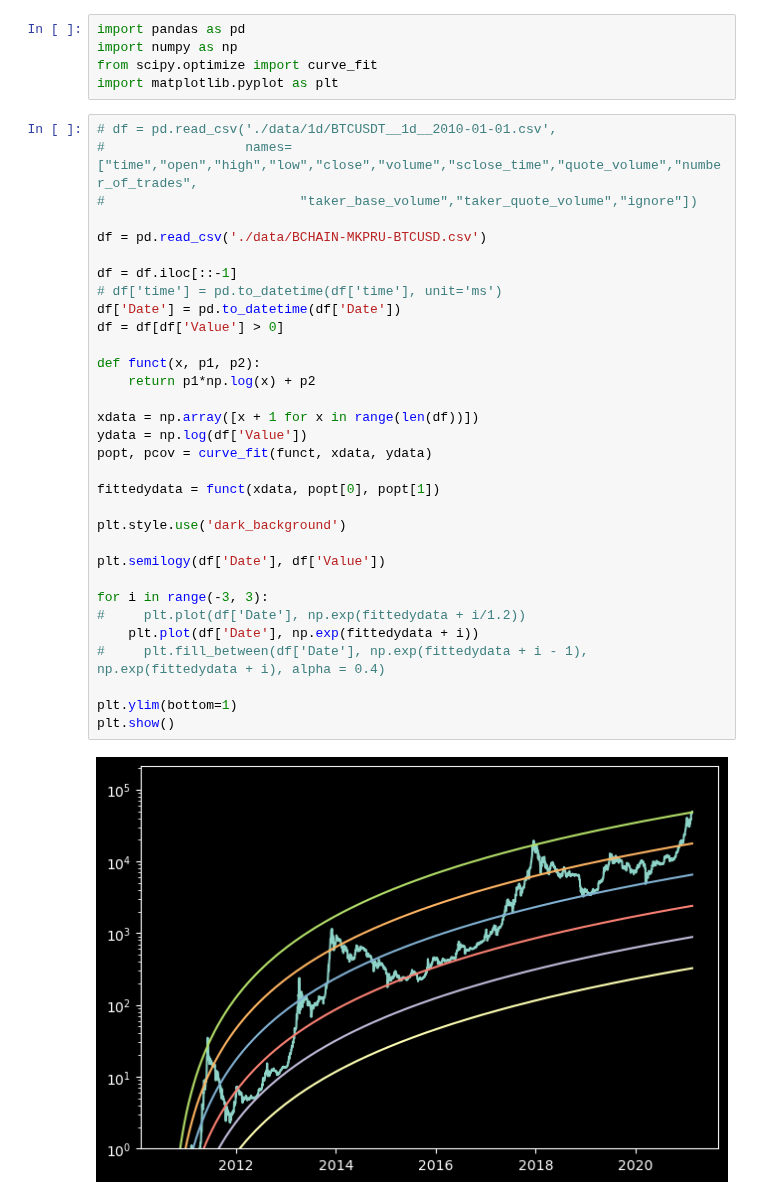
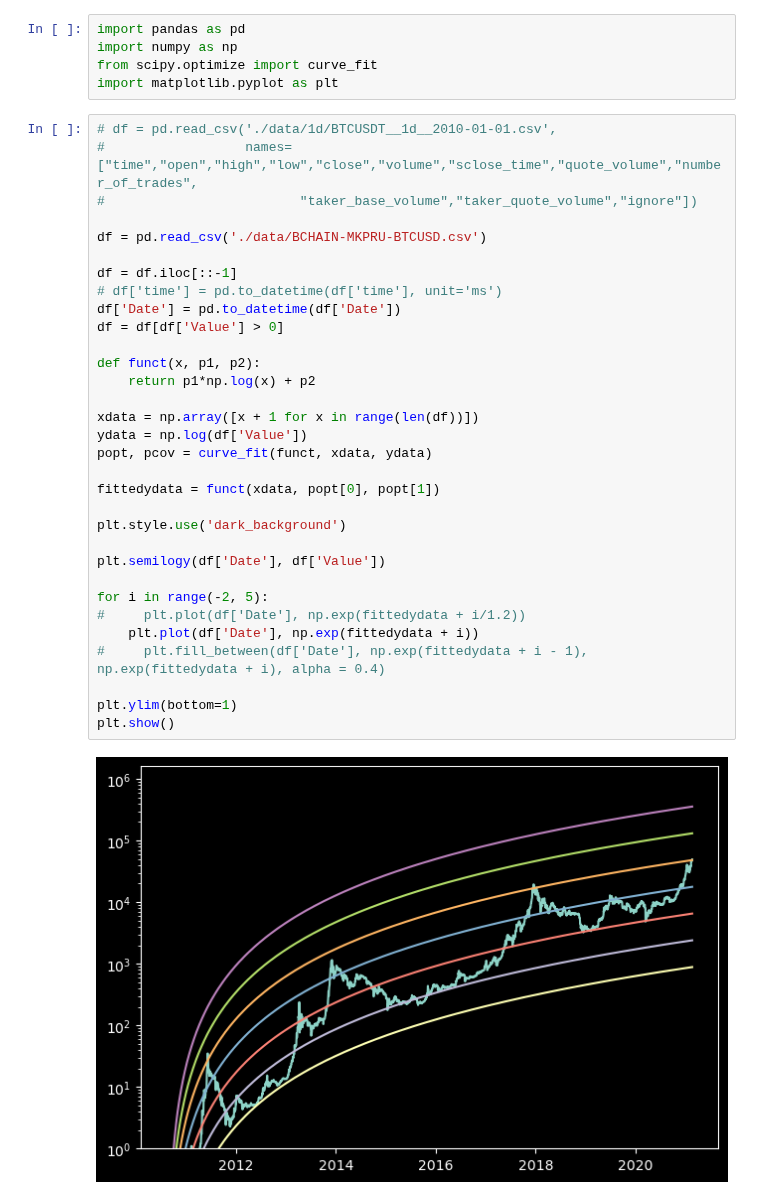
Before and after one commit to petarkabashki/pk-crypto-tools, a Jupyter notebook: Log-regression-bands.ipynb, the cells around one changed output. Cells and saved outputs as stored; diff of their text form.

```diff
--- a/Log-regression-bands.ipynb
+++ b/Log-regression-bands.ipynb
@@ -8,32 +8,32 @@ import matplotlib.pyplot as plt
 #                  names=["time","open","high","low","close","volume","sclose_time","quote_volume","number_of_trades",
 #                         "taker_base_volume","taker_quote_volume","ignore"])
 
 df = pd.read_csv('./data/BCHAIN-MKPRU-BTCUSD.csv')
 
 df = df.iloc[::-1]
 # df['time'] = pd.to_datetime(df['time'], unit='ms')
 df['Date'] = pd.to_datetime(df['Date'])
 df = df[df['Value'] > 0]
 
 def funct(x, p1, p2):
     return p1*np.log(x) + p2
 
 xdata = np.array([x + 1 for x in range(len(df))])
 ydata = np.log(df['Value'])
 popt, pcov = curve_fit(funct, xdata, ydata)
 
 fittedydata = funct(xdata, popt[0], popt[1])
 
 plt.style.use('dark_background')
 
 plt.semilogy(df['Date'], df['Value'])
 
-for i in range(-3, 3):
+for i in range(-2, 5):
 #     plt.plot(df['Date'], np.exp(fittedydata + i/1.2))
     plt.plot(df['Date'], np.exp(fittedydata + i))
 #     plt.fill_between(df['Date'], np.exp(fittedydata + i - 1), np.exp(fittedydata + i), alpha = 0.4)
 
 plt.ylim(bottom=1)
 plt.show()
 # %% [output]
-[figure, old version]
+[figure, new version]
```
Also changed, not shown: 13 other files.
